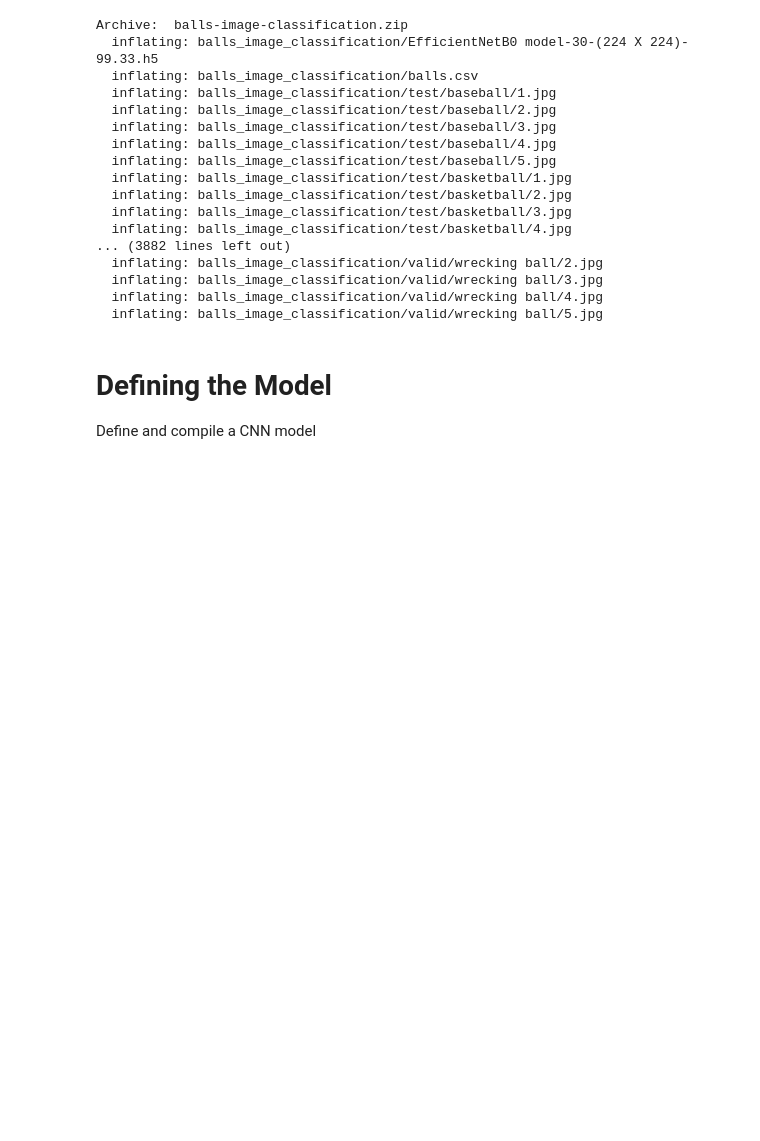
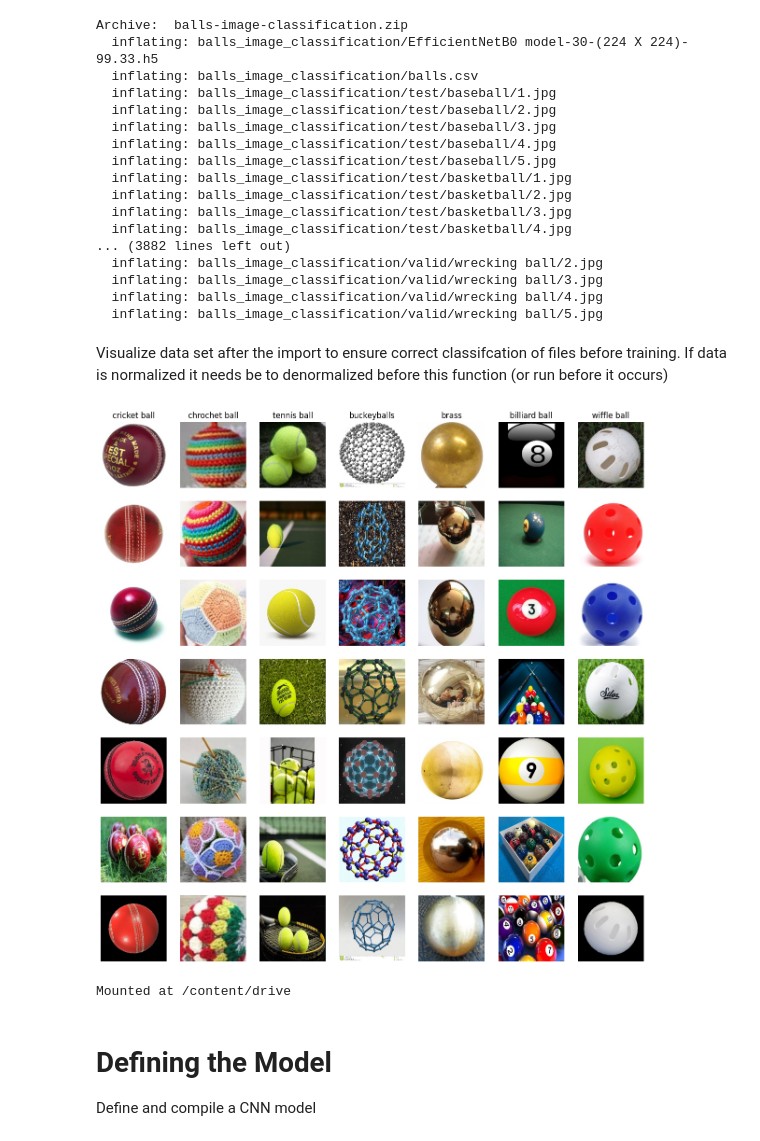
Before and after one commit to bwr02/ECE180-Final, a Jupyter notebook: ECE180_Final_Proj.ipynb, the cells around one changed output. Saved outputs shown, nothing was run; the diff lists cells and outputs as text; code cells hidden in the pictures; blank space fills up the shorter version.

Commit message:
added a visualization to ensure data is being imported correctly

```diff
--- a/ECE180_Final_Proj.ipynb
+++ b/ECE180_Final_Proj.ipynb
@@ -124,6 +127,50 @@ test_dataset = datasets.ImageFolder(root='balls_image_classification/test', tran
 train_loader = DataLoader(train_dataset, batch_size=32, shuffle=True)
 val_loader = DataLoader(val_dataset, batch_size=32, shuffle=False)
 test_loader = DataLoader(test_dataset, batch_size=32, shuffle=False)
+# %% [markdown]
+Visualize data set after the import to ensure correct classifcation of files before training.
+If data is normalized it needs be to denormalized before this function (or run before it occurs)
+# %%
+# Function to show images
+def imshow(img, title):
+    img = img
+    npimg = img.numpy()
+    plt.imshow(np.transpose(npimg, (1, 2, 0)))
+    plt.title(title)
+    plt.axis('off')
+
+# Function to visualize dataset
+def visualize_dataset(dataset, classes, samples_per_class=7, num_classes_to_display=7):
+    selected_classes = random.sample(classes, num_classes_to_display)
+    selected_class_indices = [classes.index(cls) for cls in selected_classes]
+
+    num_classes = len(selected_classes)
+    fig = plt.figure(figsize=(15, 15))
+
+    for y, cls in enumerate(selected_classes):
+        class_indices = [i for i, (img, label) in enumerate(dataset) if label == selected_class_indices[y]]
+        selected_indices = random.sample(class_indices, samples_per_class)
+
+        for i, idx in enumerate(selected_indices):
+            img, label = dataset[idx]
+            plt_idx = i * num_classes + y + 1
+            plt.subplot(samples_per_class, num_classes, plt_idx)
+            imshow(img, cls if i == 0 else '')
+
+    plt.show()
+
+# Get class names
+classes = train_dataset.classes
+
+# Visualize the training dataset
+visualize_dataset(train_dataset, classes, samples_per_class=7, num_classes_to_display=7)
+# %% [output]
+[figure, added]
+# %%
+from google.colab import drive
+drive.mount('/content/drive')
+# %% [output]
+Mounted at /content/drive
 # %% [markdown]
 # Defining the Model
 Define and compile a CNN model
```
Also changed, not shown: parts of 4 cells of this notebook.
